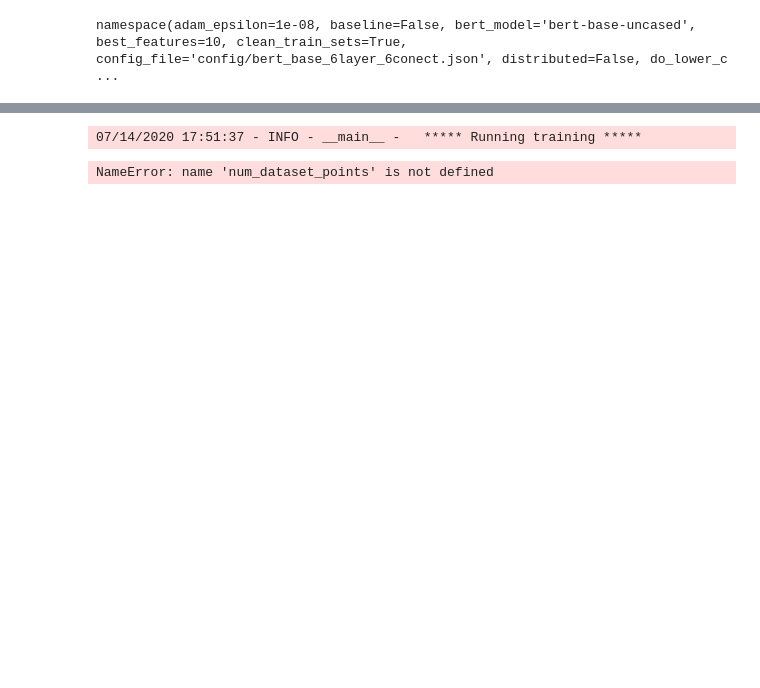
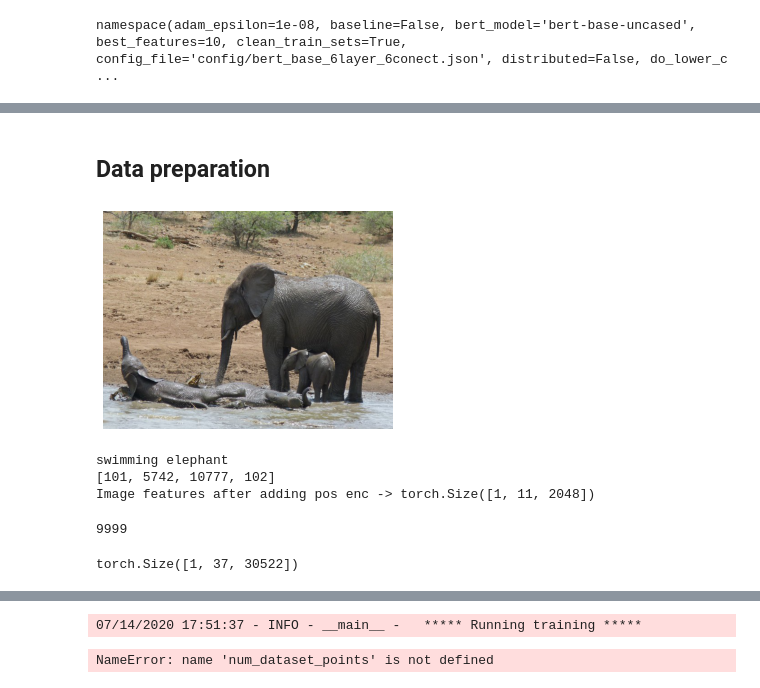
Before and after one commit to salemayedi/VLN_Bert, a Jupyter notebook: action_grounding.ipynb, the cells around one changed output, grey strips where cells are left out. Drawn from its saved outputs; the diff is of its cells as text; code cells hidden in the pictures; blank space fills up the shorter version.

```diff
--- a/action_grounding.ipynb
+++ b/action_grounding.ipynb
@@ -72,3 +99,10 @@ VILBertActionGrounding(
 for key, value in dict(model.named_parameters()).items():
     if not value.requires_grad:
         print("This parameter does have grad", key)
+# %%
+model.eval()
+cuda = torch.cuda.is_available()
+if cuda: model = model.cuda(0)
+tokenizer = BertTokenizer.from_pretrained(
+    args.bert_model, do_lower_case=args.do_lower_case
+)
@@ -74,0 +111,2 @@ for key, value in dict(model.named_parameters()).items():
+# %% [markdown]
+## Data preparation
@@ -74,0 +119,8 @@ for key, value in dict(model.named_parameters()).items():
+# %%
+def prediction(question, features, spatials, segment_ids, input_mask, image_mask, co_attention_mask, task_tokens, ):
+    print('input question size question: ', question.shape)
+    pos_enc_input = torch.FloatTensor([0,1,2,3,4,5])
+    masked_lm_loss, masked_img_loss, prediction_t, prediction_v, all_attention_mask = model(
+        input_ids= question, image_feat= features, image_loc= spatials,image_pos_input= pos_enc_input, output_all_attention_masks=True
+    )
+    return masked_lm_loss, masked_img_loss, prediction_t, prediction_v, all_attention_mask
@@ -74,0 +189,36 @@ for key, value in dict(model.named_parameters()).items():
+# %%
+frcnn_model = models.detection.fasterrcnn_resnet50_fpn(pretrained=True)
+# read image
+#pic = "faster_rcnn/test2.png"
+#pic1 = "faster_rcnn/test.png"
+#image_paths = [pic, pic1]
+
+
+
+image_path = ['demo/1.jpg']
+features, infos = f_extractor.extract_features(image_path, frcnn_model)
+#features, infos = feature_extractor.extract_features(image_path)
+
+img = PIL.Image.open(image_path[0]).convert('RGB')
+img = torch.tensor(np.array(img))
+
+plt.axis('off')
+plt.imshow(img)
+plt.show()
+
+query = "swimming elephant"
+task = [9]
+masked_lm_loss, masked_img_loss, prediction_t, prediction_v, all_attention_mask = custom_prediction(query, task, features, infos)
+# %% [output]
+[figure, added]
+swimming elephant
+[101, 5742, 10777, 102]
+Image features after adding pos enc -> torch.Size([1, 11, 2048])
+# %%
+masked_lm_loss
+# %% [output]
+9999
+# %%
+ prediction_t.shape
+# %% [output]
+torch.Size([1, 37, 30522])
```
Also changed, not shown: parts of 11 cells of this notebook, 2 other files.
